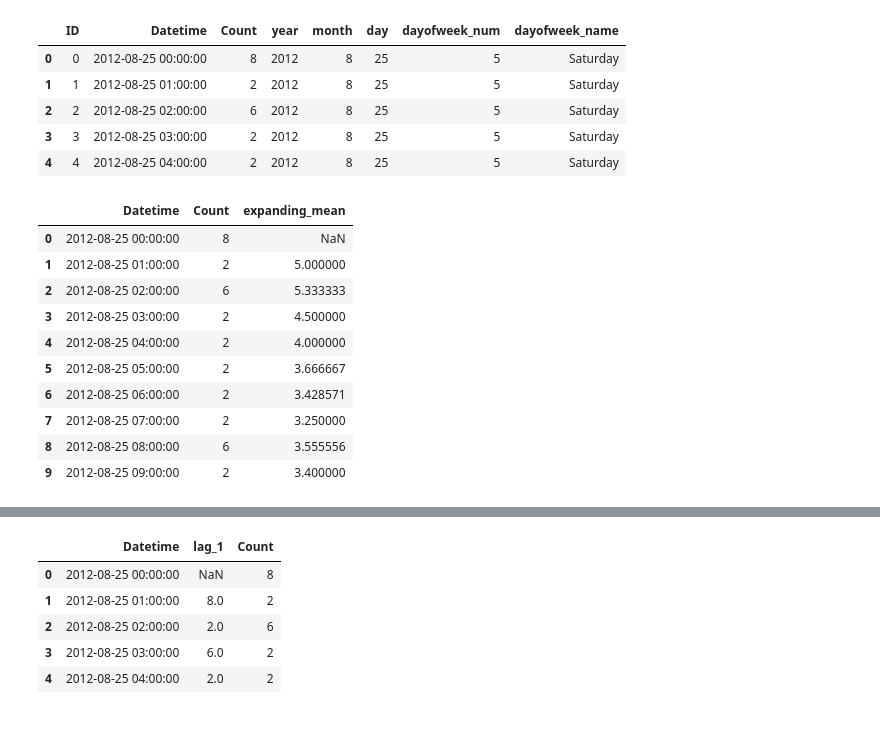
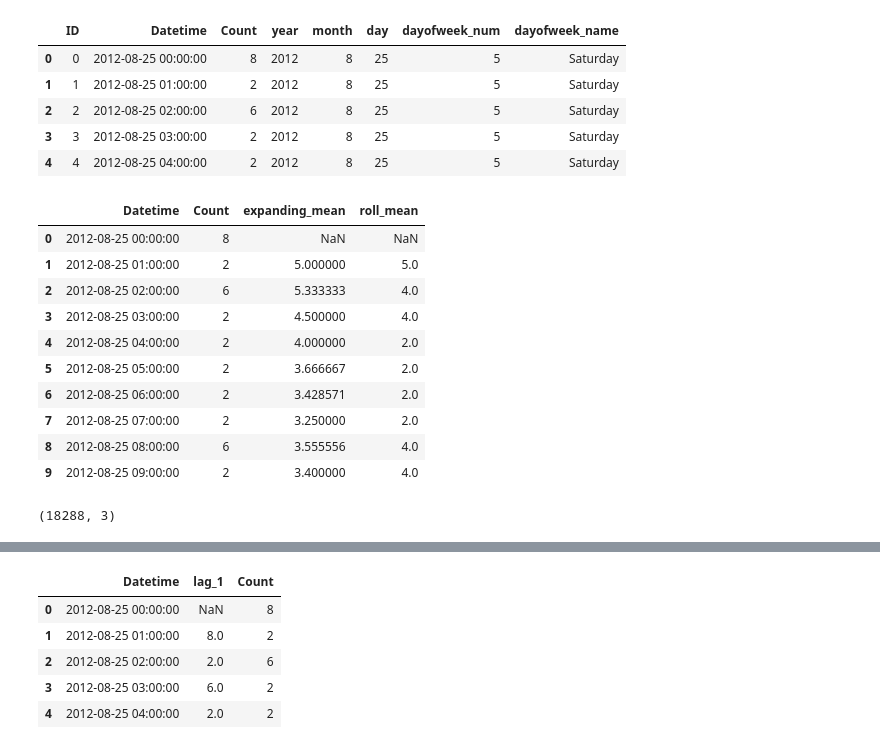
Before and after one commit to hasanali28/shell, a Jupyter notebook: module3/Modul3_FE_TimeSeries.ipynb, the cells around one changed output, grey strips where cells are left out. Drawn from its saved outputs; the diff is of its cells as text; code cells hidden in the pictures.

```diff
--- a/module3/Modul3_FE_TimeSeries.ipynb
+++ b/module3/Modul3_FE_TimeSeries.ipynb
@@ -71,21 +71,22 @@ data.head()
 # %%
 #expanding windows
 import pandas as pd
 data = pd.read_csv('../data/Train_SU63ISt.csv')
 data['Datetime'] = pd.to_datetime(data['Datetime'],format='%d-%m-%Y %H:%M')
 
 data['expanding_mean'] = data['Count'].expanding(2).mean()
-data = data[['Datetime','Count', 'expanding_mean']]
+data['roll_mean'] = data.Count.rolling(2).mean()
+data = data[['Datetime','Count', 'expanding_mean','roll_mean']]
 data.head(10)
 # %% [output]
-|  | Datetime | Count | expanding_mean |
-| 0 | 2012-08-25 00:00:00 | 8 | NaN |
-| 1 | 2012-08-25 01:00:00 | 2 | 5.000000 |
-| 2 | 2012-08-25 02:00:00 | 6 | 5.333333 |
-| 3 | 2012-08-25 03:00:00 | 2 | 4.500000 |
-| 4 | 2012-08-25 04:00:00 | 2 | 4.000000 |
-| 5 | 2012-08-25 05:00:00 | 2 | 3.666667 |
-| 6 | 2012-08-25 06:00:00 | 2 | 3.428571 |
-| 7 | 2012-08-25 07:00:00 | 2 | 3.250000 |
-| 8 | 2012-08-25 08:00:00 | 6 | 3.555556 |
-| 9 | 2012-08-25 09:00:00 | 2 | 3.400000 |
+|  | Datetime | Count | expanding_mean | roll_mean |
+| 0 | 2012-08-25 00:00:00 | 8 | NaN | NaN |
+| 1 | 2012-08-25 01:00:00 | 2 | 5.000000 | 5.0 |
+| 2 | 2012-08-25 02:00:00 | 6 | 5.333333 | 4.0 |
+| 3 | 2012-08-25 03:00:00 | 2 | 4.500000 | 4.0 |
+| 4 | 2012-08-25 04:00:00 | 2 | 4.000000 | 2.0 |
+| 5 | 2012-08-25 05:00:00 | 2 | 3.666667 | 2.0 |
+| 6 | 2012-08-25 06:00:00 | 2 | 3.428571 | 2.0 |
+| 7 | 2012-08-25 07:00:00 | 2 | 3.250000 | 2.0 |
+| 8 | 2012-08-25 08:00:00 | 6 | 3.555556 | 4.0 |
+| 9 | 2012-08-25 09:00:00 | 2 | 3.400000 | 4.0 |
@@ -91,0 +95,4 @@ data.head(10)
+# %%
+data.shape
+# %% [output]
+(18288, 3)
```
Also changed, not shown: parts of 18 cells of this notebook, 2 other files.
